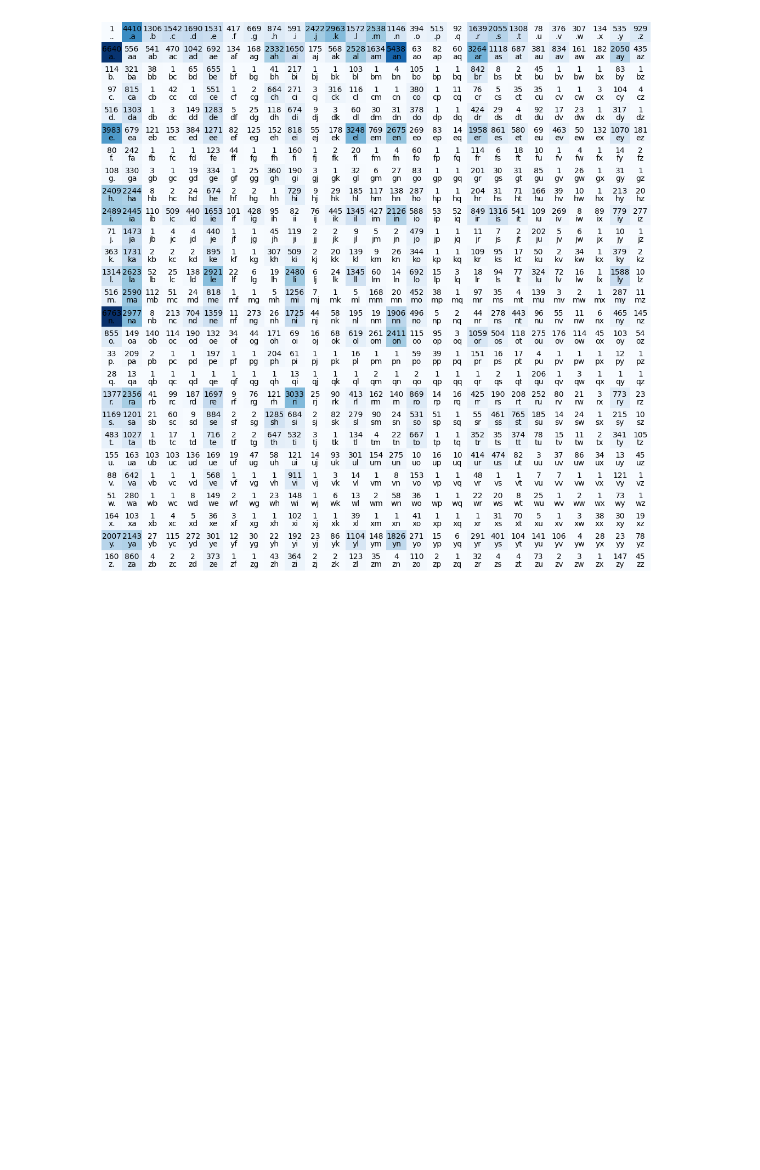
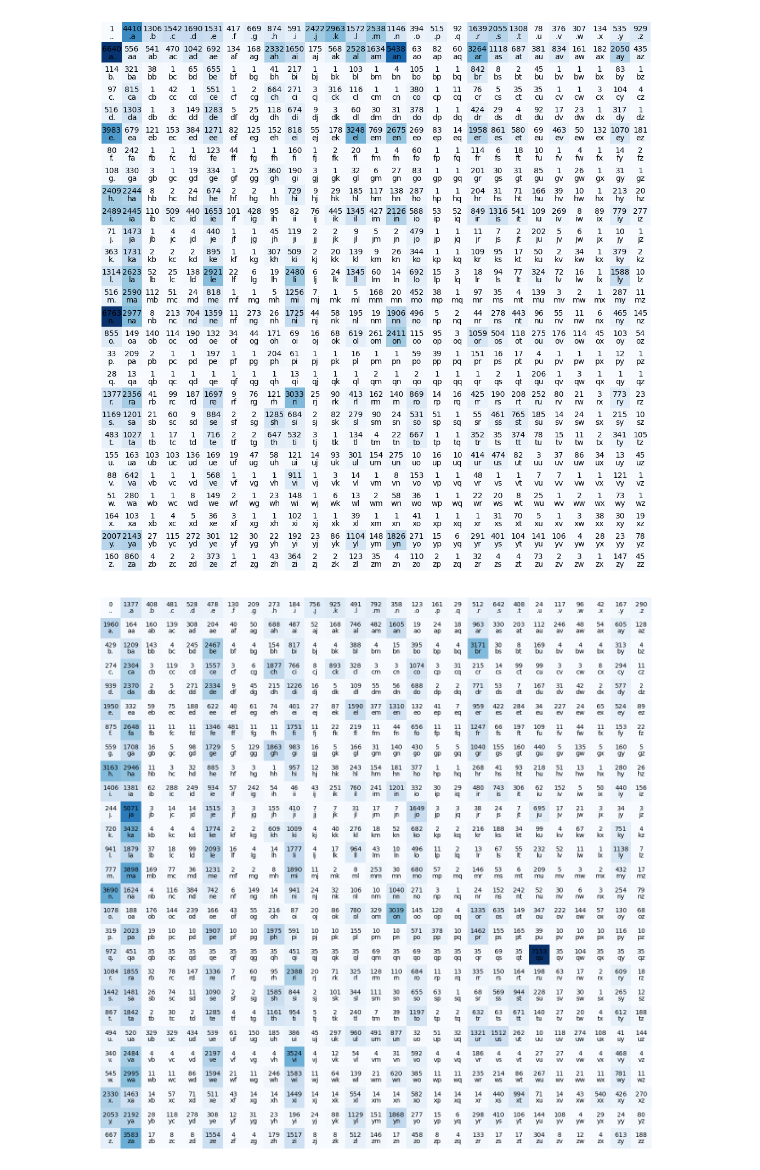
Before and after one commit to MenuaB/makemore_zxcv, a Jupyter notebook: makemore.ipynb, the cells around one changed output. Cells and saved outputs as stored; diff of their text form; code cells hidden in the pictures; blank space fills up the shorter version.

Commit message:
Translated to torch, added generator

```diff
--- a/makemore.ipynb
+++ b/makemore.ipynb
@@ -82,7 +82,7 @@ chtoi
  'y': 25,
  'z': 26}
 # %%
-bigram_plot = np.ones((length, length))
+bigram_plot = torch.zeros((length, length))
 for i in range(length):
     for j in range(length):
         bigram_plot[i, j] = bigram.get((unique_char[i],unique_char[j]), 1)
@@ -98,6 +98,16 @@ plt.axis('off');
 [figure]
 # %%
 bigram_plot /= bigram_plot.sum(1, keepdims=True)
+# %%
+plt.figure(figsize=(16,16))
+plt.imshow(bigram_plot, cmap='Blues')
+for i in range(length):
+    for j in range(length):
+        plt.text(j, i, round(bigram_plot[i,j].item()*10000), ha="center", va="bottom")
+        plt.text(j, i, unique_char[i]+unique_char[j], ha="center", va="top")
+plt.axis('off');
+# %% [output]
+[figure, added]
 # %%
 def get_loss(word):
     loss = 0
```
Also changed, not shown: parts of 3 cells of this notebook.
